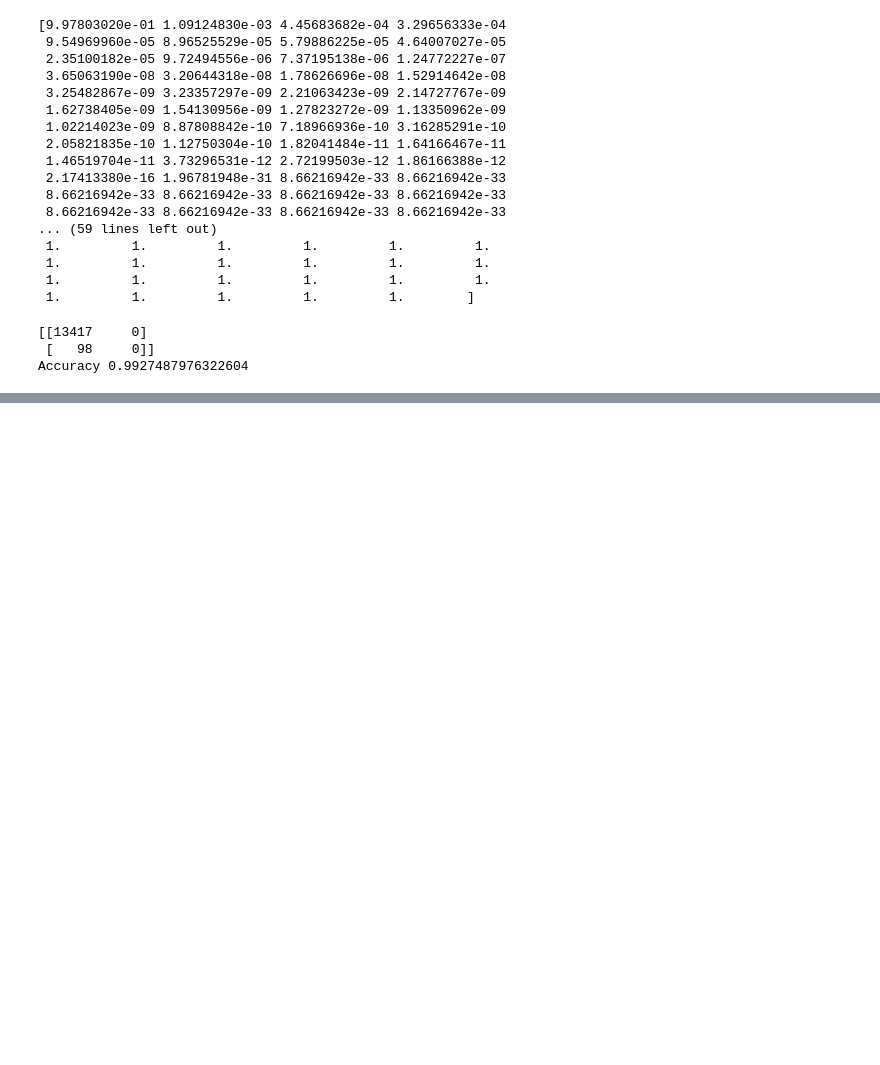
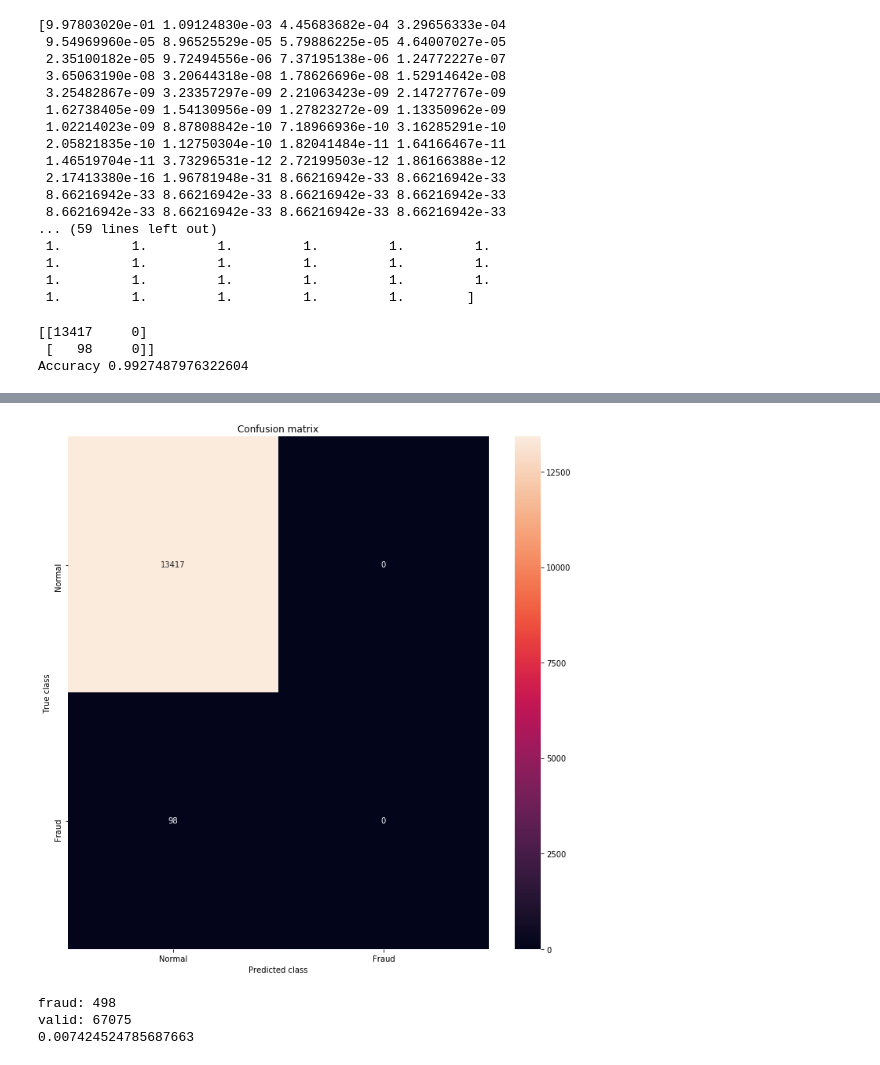
Before and after one commit to DSNortsev/Education, a Jupyter notebook: CECS622-Data_Mining/project2/project2_new.ipynb, the cells around one changed output, grey strips where cells are left out. Drawn from its saved outputs; the diff is of its cells as text; code cells hidden in the pictures; blank space fills up the shorter version.

Commit message:
Add test notebook

```diff
--- a/CECS622-Data_Mining/project2/project2_new.ipynb
+++ b/CECS622-Data_Mining/project2/project2_new.ipynb
@@ -887,0 +896,29 @@ for i in y_pred:
+# %%
+#printing the confusion matrix
+# https://medium.com/analytics-vidhya/accuracy-vs-f1-score-6258237beca2
+LABELS = ['Normal', 'Fraud']
+conf_matrix = confusion_matrix(y_test, y_pred)
+plt.figure(figsize=(12, 12))
+sns.heatmap(conf_matrix,
+            xticklabels=LABELS,
+            yticklabels=LABELS,
+            annot=True,
+            fmt='d');
+plt.title('Confusion matrix')
+plt.ylabel('True class')
+plt.xlabel('Predicted class')
+plt.show()
+# %% [output]
+[figure, added]
+# %%
+fraud = df[df['isFraud'] == 1]
+valid = df[df['isFraud'] == 0]
+print(f'fraud: {len(fraud)}')
+print(f'valid: {len(valid)}')
+
+outlier_fraction = len(fraud)/float(len(valid))
+print(outlier_fraction)
+# %% [output]
+fraud: 498
+valid: 67075
+0.007424524785687663
```
Also changed, not shown: parts of 10 cells of this notebook.
